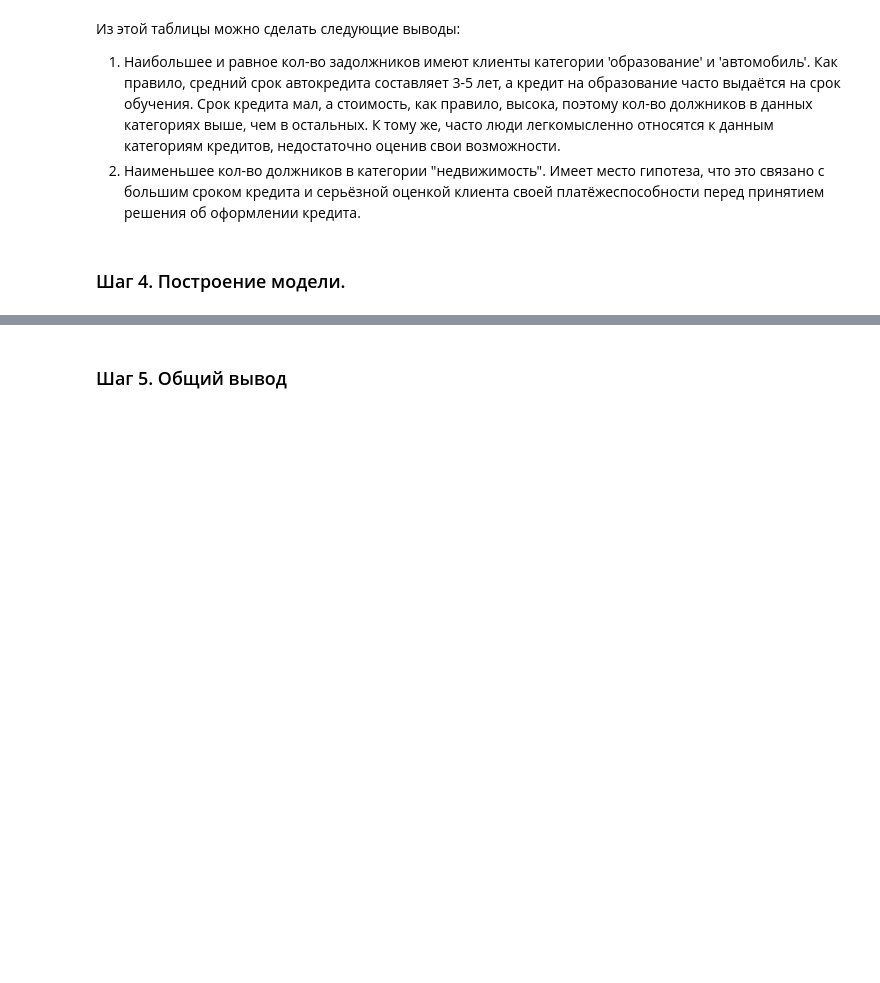
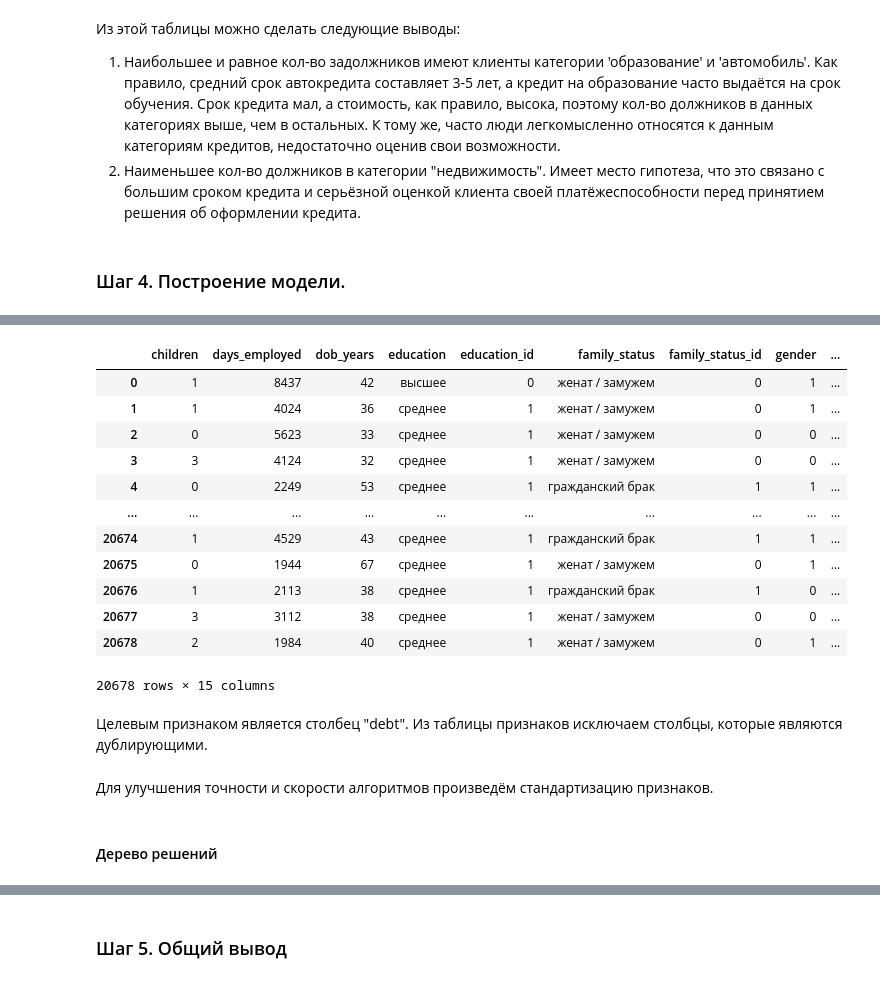
Before and after one commit to Andrew99630/bank_research, a Jupyter notebook: bank_research.ipynb, the cells around one changed output, grey strips where cells are left out. Cells and saved outputs as stored; diff of their text form; code cells hidden in the pictures; blank space fills up the shorter version.

```diff
--- a/bank_research.ipynb
+++ b/bank_research.ipynb
@@ -826,0 +870,26 @@ px.bar(group_purpose.reset_index(), x='category_purpose', y='mean', title='За
+# %%
+data['gender'] = data['gender'].map({'M': 0, 'F': 1})
+data = data.dropna()
+data['category_purpose'] = data['category_purpose'].map({'недвижимость': 0, 'автомобиль': 1, 'образование': 2, 'свадьба': 3})
+data['income_type'] = data['income_type'].map({'сотрудник': 0, 'пенсионер': 1, 'компаньон': 2, 'госслужащий': 3,
+                                              'безработный': 4, 'предприниматель': 5, 'студент': 6, 'в декрете': 7})
+data['income_category'] = data['income_category'].map({'низкий': 0, 'средний': 1, 'выше среднего': 2, 'высокий': 3})
+# %%
+data['gender'] = data['gender'].astype('int')
+data
+# %% [output]
+|  | children | days_employed | dob_years | education | education_id | family_status | family_status_id | gender | ... |
+| 0 | 1 | 8437 | 42 | высшее | 0 | женат / замужем | 0 | 1 | ... |
+| 1 | 1 | 4024 | 36 | среднее | 1 | женат / замужем | 0 | 1 | ... |
+| 2 | 0 | 5623 | 33 | среднее | 1 | женат / замужем | 0 | 0 | ... |
+| 3 | 3 | 4124 | 32 | среднее | 1 | женат / замужем | 0 | 0 | ... |
+| 4 | 0 | 2249 | 53 | среднее | 1 | гражданский брак | 1 | 1 | ... |
+| ... | ... | ... | ... | ... | ... | ... | ... | ... | ... |
+| 20674 | 1 | 4529 | 43 | среднее | 1 | гражданский брак | 1 | 1 | ... |
+| 20675 | 0 | 1944 | 67 | среднее | 1 | женат / замужем | 0 | 1 | ... |
+| 20676 | 1 | 2113 | 38 | среднее | 1 | гражданский брак | 1 | 0 | ... |
+| 20677 | 3 | 3112 | 38 | среднее | 1 | женат / замужем | 0 | 0 | ... |
+| 20678 | 2 | 1984 | 40 | среднее | 1 | женат / замужем | 0 | 1 | ... |
+20678 rows × 15 columns
+# %% [markdown]
+Целевым признаком является столбец "debt". Из таблицы признаков исключаем столбцы, которые являются дублирующими.
@@ -826,0 +899,2 @@ px.bar(group_purpose.reset_index(), x='category_purpose', y='mean', title='За
+# %% [markdown]
+Для улучшения точности и скорости алгоритмов произведём стандартизацию признаков.
@@ -826,0 +903,2 @@ px.bar(group_purpose.reset_index(), x='category_purpose', y='mean', title='За
+# %% [markdown]
+#### Дерево решений
```
Also changed, not shown: parts of 32 cells of this notebook.
